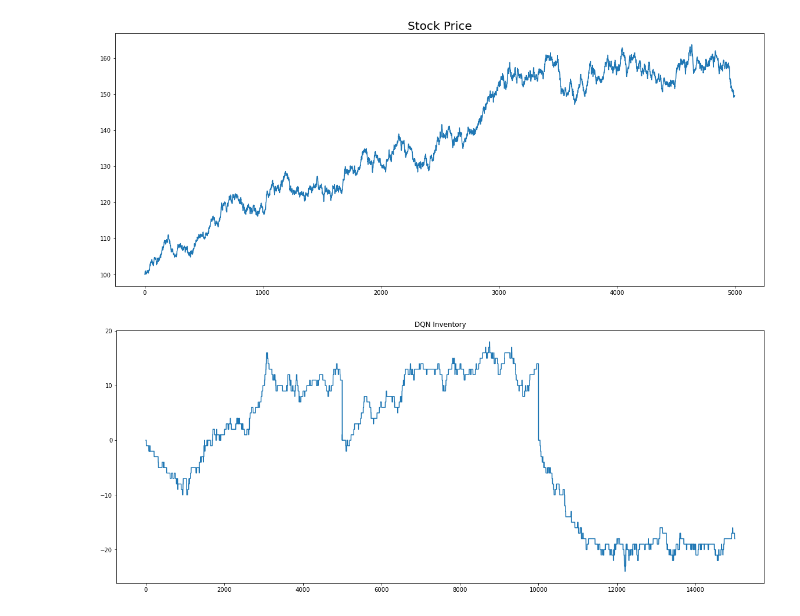
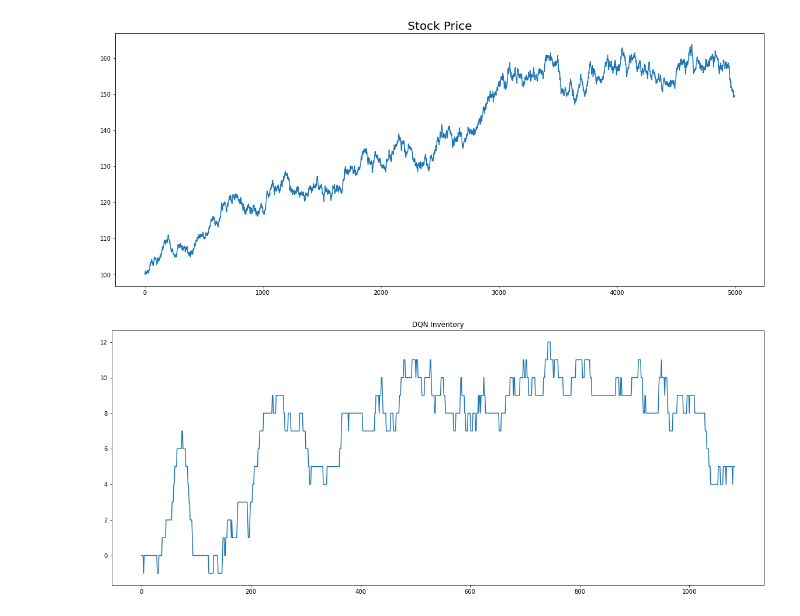
Before and after one commit to cbjer/market-making-agents, a Jupyter notebook: MarketMakingAgents.ipynb, the cells around one changed output. Drawn from its saved outputs; the diff is of its cells as text; code cells hidden in the pictures.

```diff
--- a/MarketMakingAgents.ipynb
+++ b/MarketMakingAgents.ipynb
@@ -72,19 +75,19 @@ Also:
 # %%
 for episodeNumber in range(TOTAL_EPISODES):
     stockExchange.reset()
-    state1 = [dealerEnv1.reset()[0]]
-    state3 = [dealerEnv3.reset()[0]]
+    state1 = dealerEnv1.reset()
+    state3 = dealerEnv3.reset()
 
     dealer1Return = 0.0
     dealer3Return = 0.0
 
-    dealer1Inventory = [state1]
-    dealer3Inventory = [state3]
+    dealer1Inventory = [state1.inventory]
+    dealer3Inventory = [state3.inventory]
 
     while stockExchange.isEpisodeLive():
 
         skewAction1, skewActionIndex1 = marketMaker1.getSkewAction(state1)
-        skewAction3, skewActionIndex3 = marketMaker3.getSkewAction(state3)
+        skewAction3 = marketMaker3.getSkewAction(state3)
 
         dealerEnv1.submitSkewToExchange(skewAction1)
         dealerEnv3.submitSkewToExchange(skewAction3)
@@ -94,9 +97,6 @@ for episodeNumber in range(TOTAL_EPISODES):
         nextState1, reward1, done1, _ = dealerEnv1.step()
         nextState3, reward3, done3, _ = dealerEnv3.step()
 
-        nextState1 = [nextState1[0]]
-        nextState3 = [nextState3[0]]
-
         marketMaker1.inputPostTrade(state1, skewActionIndex1, reward1, done1, nextState1)
 
         state1 = nextState1
@@ -105,8 +105,8 @@ for episodeNumber in range(TOTAL_EPISODES):
         dealer1Return += reward1
         dealer3Return += reward3
 
-        dealer1Inventory.append(state1)
-        dealer3Inventory.append(state3)
+        dealer1Inventory.append(state1.inventory)
+        dealer3Inventory.append(state3.inventory)
 
     # End of episode:
     writer1.add_scalar("return", dealer1Return, episodeNumber)
@@ -144,8 +133,8 @@ plt.show()
 [figure]
 # %%
 plt.figure(figsize=(20,8))
-plt.plot(dqnInventory)
+plt.plot(dealer1Inventory)
 plt.title("DQN Inventory")
 plt.show()
 # %% [output]
-[figure, old version]
+[figure, new version]
```
Also changed, not shown: parts of 5 cells of this notebook, 5 other files.
